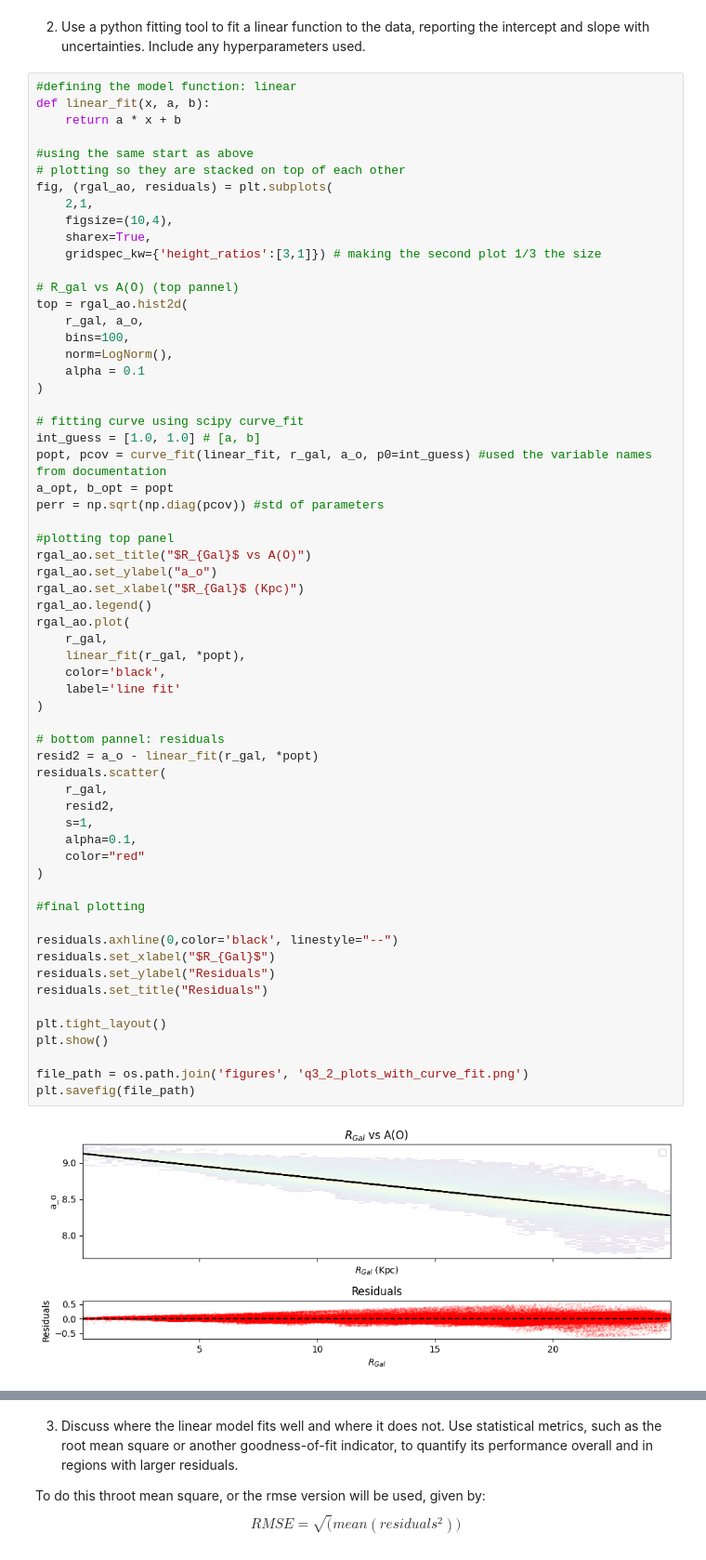
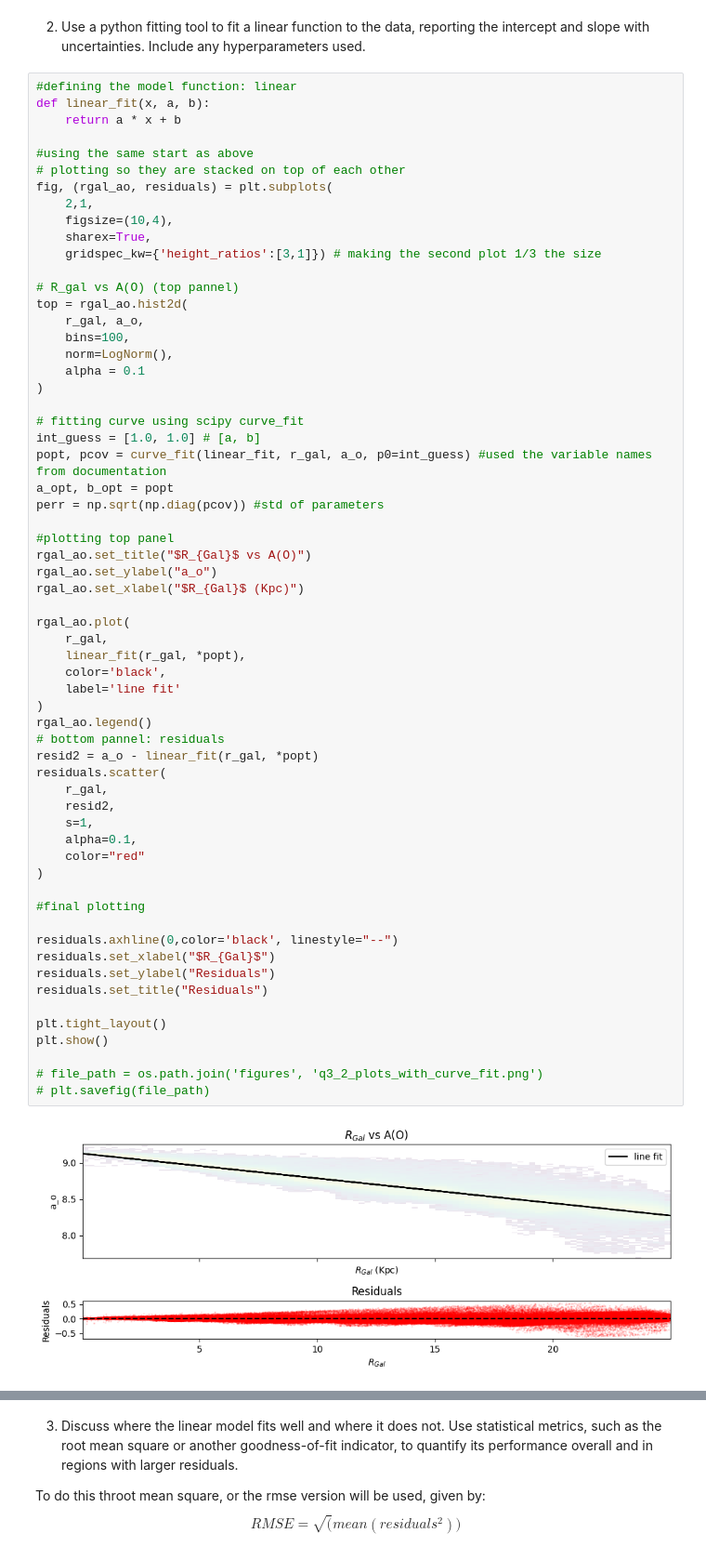
Before and after one commit to u7496134/Assignment_2, a Jupyter notebook: A.1.ipynb, the cells around one changed output, grey strips where cells are left out. Shown at 93% size. Drawn from its saved outputs; the diff is of its cells as text.

```diff
--- a/A.1.ipynb
+++ b/A.1.ipynb
@@ -238,38 +239,38 @@ perr = np.sqrt(np.diag(pcov)) #std of parameters
 rgal_ao.set_title("$R_{Gal}$ vs A(O)")
 rgal_ao.set_ylabel("a_o")
 rgal_ao.set_xlabel("$R_{Gal}$ (Kpc)")
-rgal_ao.legend()
+
 rgal_ao.plot(
     r_gal,
     linear_fit(r_gal, *popt),
     color='black',
     label='line fit'
 )
-
+rgal_ao.legend()
 # bottom pannel: residuals
 resid2 = a_o - linear_fit(r_gal, *popt)
 residuals.scatter(
     r_gal,
     resid2,
     s=1,
     alpha=0.1,
     color="red"
 )
 
 #final plotting
 
 residuals.axhline(0,color='black', linestyle="--")
 residuals.set_xlabel("$R_{Gal}$")
 residuals.set_ylabel("Residuals")
 residuals.set_title("Residuals")
 
 plt.tight_layout()
 plt.show()
 
-file_path = os.path.join('figures', 'q3_2_plots_with_curve_fit.png')
-plt.savefig(file_path)
+# file_path = os.path.join('figures', 'q3_2_plots_with_curve_fit.png')
+# plt.savefig(file_path)
 # %% [output]
-[figure, old version]
+[figure, new version]
 <Figure size 640x480 with 0 Axes>
 # %% [markdown]
 3. Discuss where the linear model fits well and where it does not. Use statistical metrics, such as the root mean square or another goodness-of-fit indicator, to quantify its performance overall and in regions with larger residuals.
```
Also changed, not shown: parts of 11 cells of this notebook.
